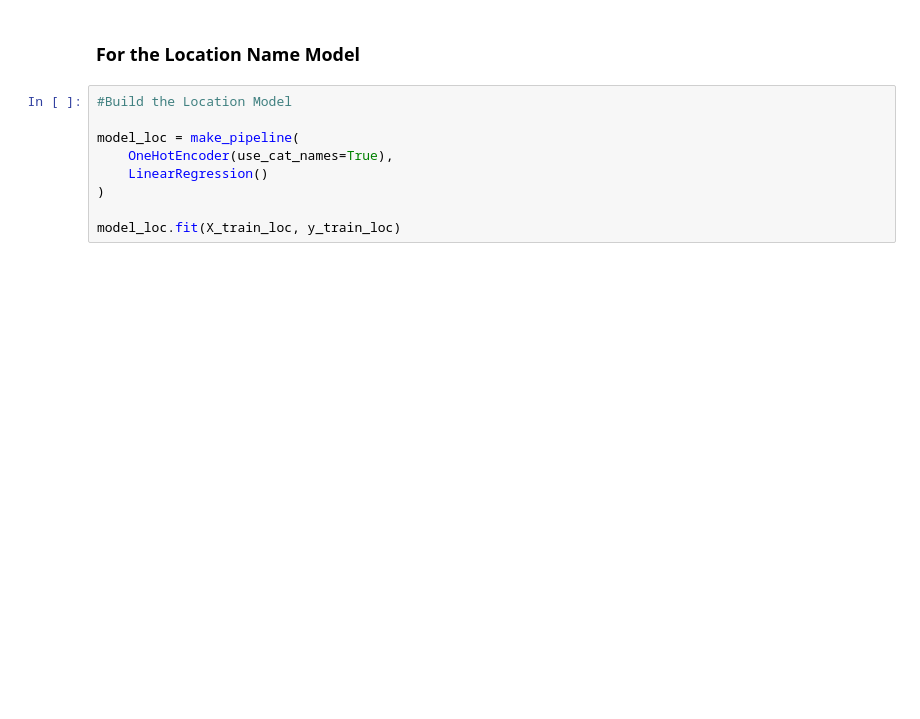
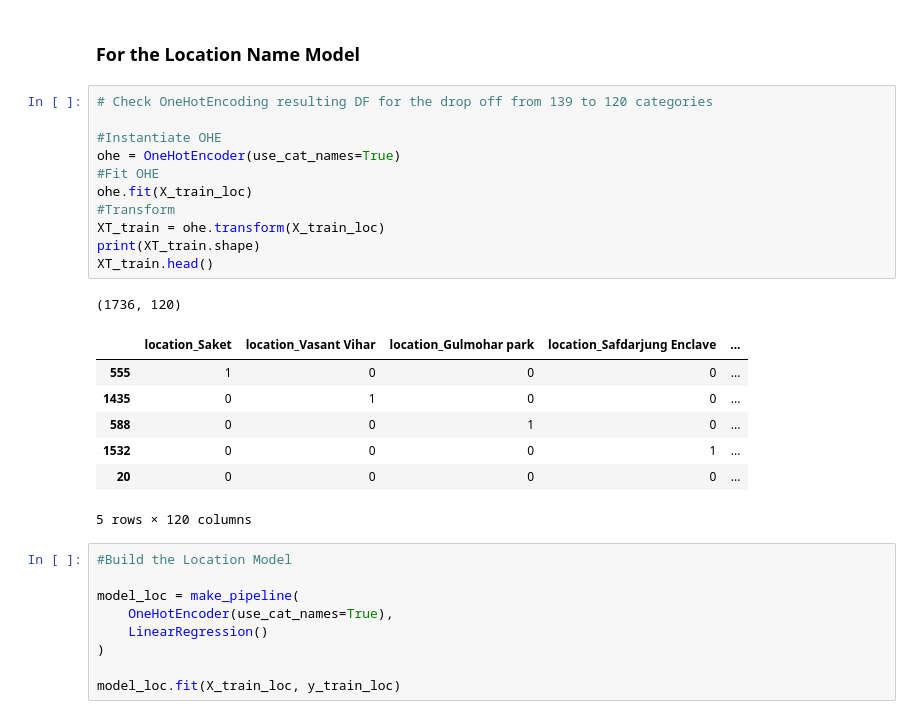
Before and after one commit to dumisanimukuchura/Dehli-Indian-Housing-Analysis-Part-4-Predict-Price-with-Location-Name-and-with-House-Type, a Jupyter notebook: notebook/Dehli-Indian-Housing-Analysis-Part-4-Predict-Price-with-Location-Name-and-with-House-Type.ipynb, the cells around one changed output. Drawn from its saved outputs; the diff is of its cells as text; blank space fills up the shorter version.

```diff
--- a/notebook/Dehli-Indian-Housing-Analysis-Part-4-Predict-Price-with-Location-Name-and-with-House-Type.ipynb
+++ b/notebook/Dehli-Indian-Housing-Analysis-Part-4-Predict-Price-with-Location-Name-and-with-House-Type.ipynb
@@ -227,6 +228,26 @@ These values are the same as we are using a single Target
 ### Iterate
 # %% [markdown]
 ### For the Location Name Model
+# %%
+# Check OneHotEncoding resulting DF for the drop off from 139 to 120 categories
+
+#Instantiate OHE
+ohe = OneHotEncoder(use_cat_names=True)
+#Fit OHE
+ohe.fit(X_train_loc)
+#Transform
+XT_train = ohe.transform(X_train_loc)
+print(XT_train.shape)
+XT_train.head()
+# %% [output]
+(1736, 120)
+|  | location_Saket | location_Vasant Vihar | location_Gulmohar park | location_Safdarjung Enclave | ... |
+| 555 | 1 | 0 | 0 | 0 | ... |
+| 1435 | 0 | 1 | 0 | 0 | ... |
+| 588 | 0 | 0 | 1 | 0 | ... |
+| 1532 | 0 | 0 | 0 | 1 | ... |
+| 20 | 0 | 0 | 0 | 0 | ... |
+5 rows × 120 columns
 # %%
 #Build the Location Model
 
```
Also changed, not shown: parts of 14 cells of this notebook.
